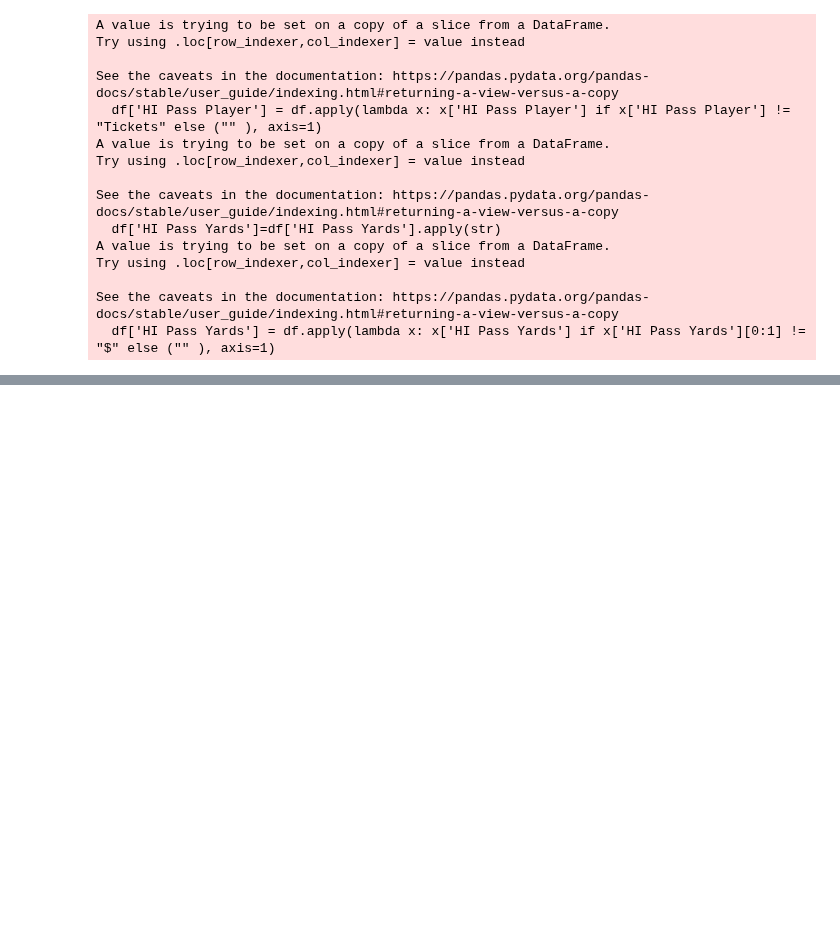
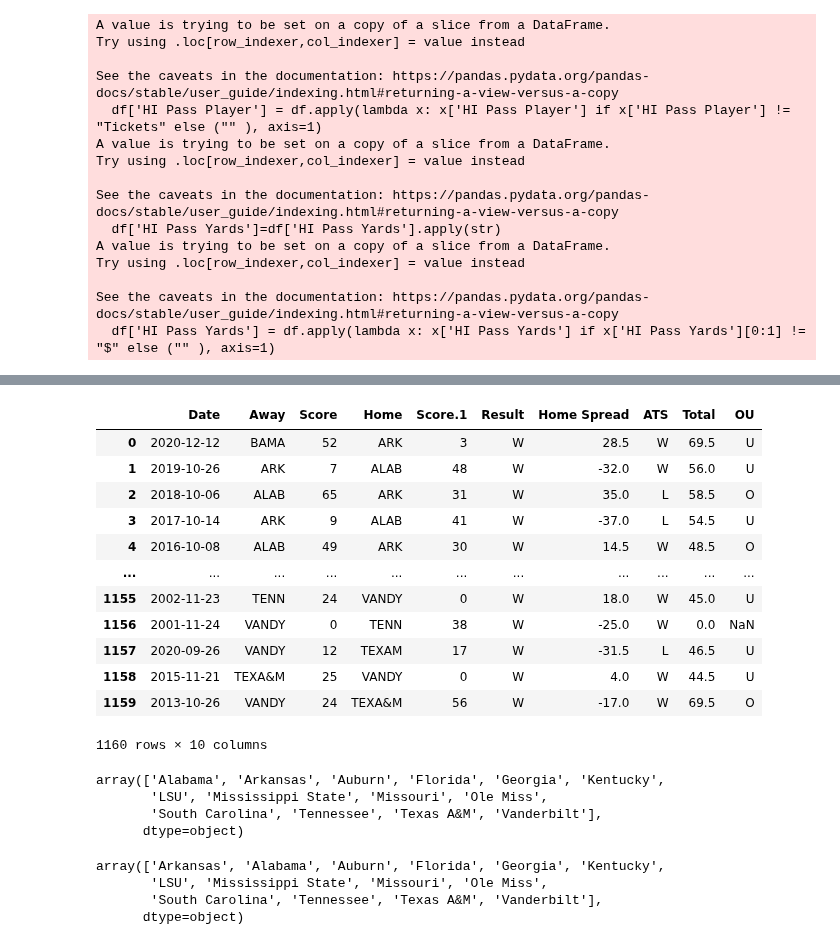
Before and after one commit to MarkClampitt/Springboard, a Jupyter notebook: Capstone2/DataWrangling.ipynb, the cells around one changed output, grey strips where cells are left out. Saved outputs shown, nothing was run; the diff lists cells and outputs as text; code cells hidden in the pictures; blank space fills up the shorter version.

Commit message:
SECODDS

```diff
--- a/Capstone2/DataWrangling.ipynb
+++ b/Capstone2/DataWrangling.ipynb
@@ -738,0 +643,16 @@ df.head(20)
+# %%
+SECODDS
+# %% [output]
+|  | Date | Away | Score | Home | Score.1 | Result | Home Spread | ATS | Total | OU |
+| 0 | 2020-12-12 | BAMA | 52 | ARK | 3 | W | 28.5 | W | 69.5 | U |
+| 1 | 2019-10-26 | ARK | 7 | ALAB | 48 | W | -32.0 | W | 56.0 | U |
+| 2 | 2018-10-06 | ALAB | 65 | ARK | 31 | W | 35.0 | L | 58.5 | O |
+| 3 | 2017-10-14 | ARK | 9 | ALAB | 41 | W | -37.0 | L | 54.5 | U |
+| 4 | 2016-10-08 | ALAB | 49 | ARK | 30 | W | 14.5 | W | 48.5 | O |
+| ... | ... | ... | ... | ... | ... | ... | ... | ... | ... | ... |
+| 1155 | 2002-11-23 | TENN | 24 | VANDY | 0 | W | 18.0 | W | 45.0 | U |
+| 1156 | 2001-11-24 | VANDY | 0 | TENN | 38 | W | -25.0 | W | 0.0 | NaN |
+| 1157 | 2020-09-26 | VANDY | 12 | TEXAM | 17 | W | -31.5 | L | 46.5 | U |
+| 1158 | 2015-11-21 | TEXA&M | 25 | VANDY | 0 | W | 4.0 | W | 44.5 | U |
+| 1159 | 2013-10-26 | VANDY | 24 | TEXA&M | 56 | W | -17.0 | W | 69.5 | O |
+1160 rows × 10 columns
@@ -738,0 +707,14 @@ df.head(20)
+# %%
+SECODDS.Away.unique()
+# %% [output]
+array(['Alabama', 'Arkansas', 'Auburn', 'Florida', 'Georgia', 'Kentucky',
+       'LSU', 'Mississippi State', 'Missouri', 'Ole Miss',
+       'South Carolina', 'Tennessee', 'Texas A&M', 'Vanderbilt'],
+      dtype=object)
+# %%
+SECODDS.Home.unique()
+# %% [output]
+array(['Arkansas', 'Alabama', 'Auburn', 'Florida', 'Georgia', 'Kentucky',
+       'LSU', 'Mississippi State', 'Missouri', 'Ole Miss',
+       'South Carolina', 'Tennessee', 'Texas A&M', 'Vanderbilt'],
+      dtype=object)
```
Also changed, not shown: parts of 23 cells of this notebook.
